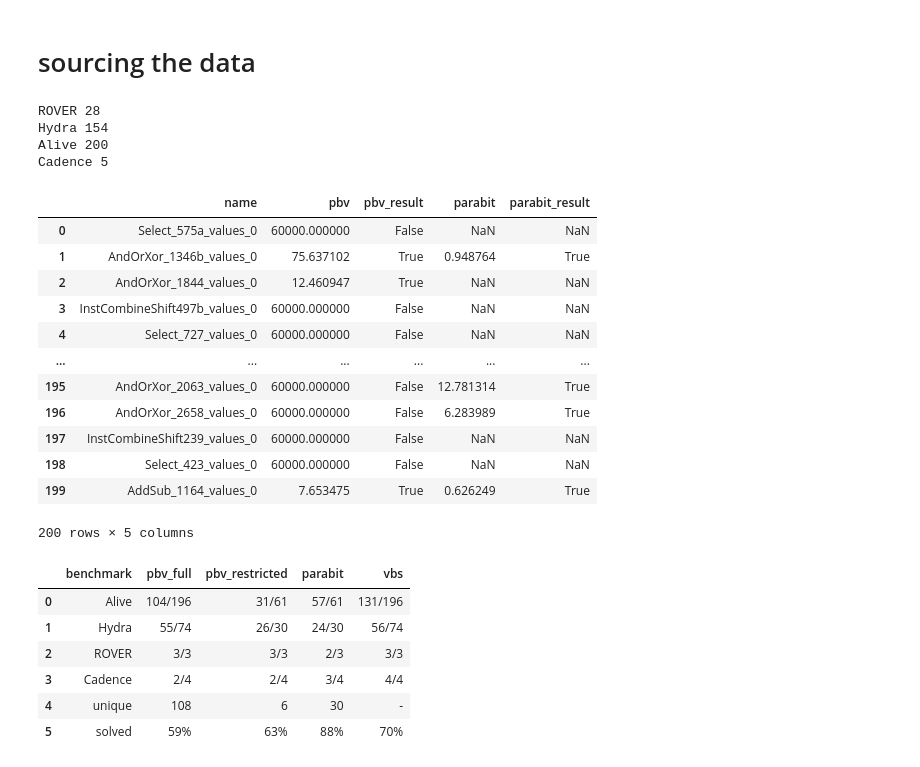
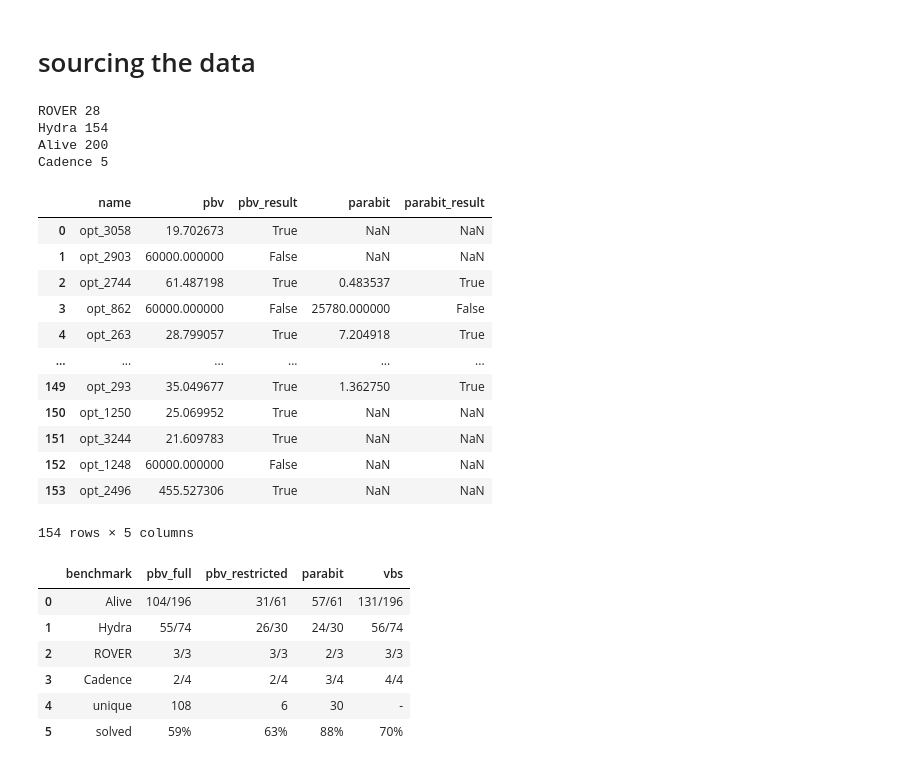
Before and after one commit to luigirinaldi/CAV, a Jupyter notebook: scripts/plots/eval_graphs.ipynb, the cells around one changed output. Saved outputs shown, nothing was run; the diff lists cells and outputs as text; code cells hidden in the pictures.

Commit message:
add code to regenerate table 3

```diff
--- a/scripts/plots/eval_graphs.ipynb
+++ b/scripts/plots/eval_graphs.ipynb
@@ -72,46 +72,46 @@ for i, bench in enumerate(benches):
         filtered = filtered.rename(columns={"unsat_time_average": "time"})
 
     filtered["time"] *= 1000  # convert second to ms
     data = data.merge(filtered, left_on="name", right_on="file", how="left")
     data = data.rename(columns={"time": "pbv", "result": "pbv_result"}).drop(
         columns="file"
     )
     data["pbv_result"] = data["pbv_result"].map(
         {"unsat": True, "sat": False, "timeout": False, "error": False}
     )
 
     filtered = parabit[bench][["time_taken", "file", "status"]]
     data = data.merge(filtered, left_on="name", right_on="file", how="left")
     data = data.rename(
         columns={"time_taken": "parabit", "status": "parabit_result"}
     ).drop(columns="file")
     data["parabit_result"] = data["parabit_result"].map(
         {"SUCCESS": True, "FAILED": False}
     )
 
     # mir = mirabelle[bench]['nolemma'].set_index('name')
     # data['nolemma'] = mir['time'].where(mir['timeout'] == False)
     datas[bench] = data
 
-datas["Alive"]
+datas["Hydra"]
 # %% [output]
 ROVER 28
 Hydra 154
 Alive 200
 Cadence 5
 |  | name | pbv | pbv_result | parabit | parabit_result |
-| 0 | Select_575a_values_0 | 60000.000000 | False | NaN | NaN |
-| 1 | AndOrXor_1346b_values_0 | 75.637102 | True | 0.948764 | True |
-| 2 | AndOrXor_1844_values_0 | 12.460947 | True | NaN | NaN |
-| 3 | InstCombineShift497b_values_0 | 60000.000000 | False | NaN | NaN |
-| 4 | Select_727_values_0 | 60000.000000 | False | NaN | NaN |
+| 0 | opt_3058 | 19.702673 | True | NaN | NaN |
+| 1 | opt_2903 | 60000.000000 | False | NaN | NaN |
+| 2 | opt_2744 | 61.487198 | True | 0.483537 | True |
+| 3 | opt_862 | 60000.000000 | False | 25780.000000 | False |
+| 4 | opt_263 | 28.799057 | True | 7.204918 | True |
 | ... | ... | ... | ... | ... | ... |
-| 195 | AndOrXor_2063_values_0 | 60000.000000 | False | 12.781314 | True |
-| 196 | AndOrXor_2658_values_0 | 60000.000000 | False | 6.283989 | True |
-| 197 | InstCombineShift239_values_0 | 60000.000000 | False | NaN | NaN |
-| 198 | Select_423_values_0 | 60000.000000 | False | NaN | NaN |
-| 199 | AddSub_1164_values_0 | 7.653475 | True | 0.626249 | True |
+| 149 | opt_293 | 35.049677 | True | 1.362750 | True |
+| 150 | opt_1250 | 25.069952 | True | NaN | NaN |
+| 151 | opt_3244 | 21.609783 | True | NaN | NaN |
+| 152 | opt_1248 | 60000.000000 | False | NaN | NaN |
+| 153 | opt_2496 | 455.527306 | True | NaN | NaN |
-200 rows × 5 columns
+154 rows × 5 columns
 # %%
 single_width = {}
 multi_width = {}
```
Also changed, not shown: parts of 1 cell of this notebook.
